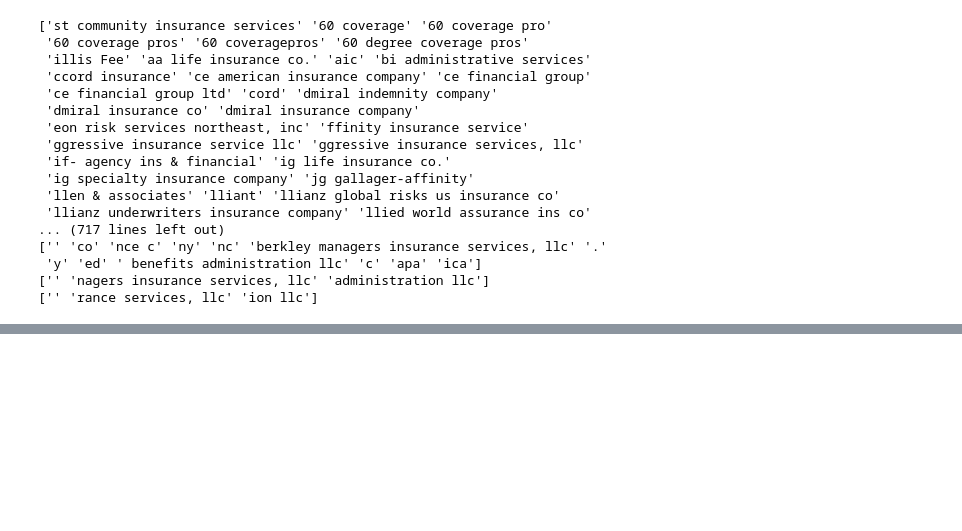
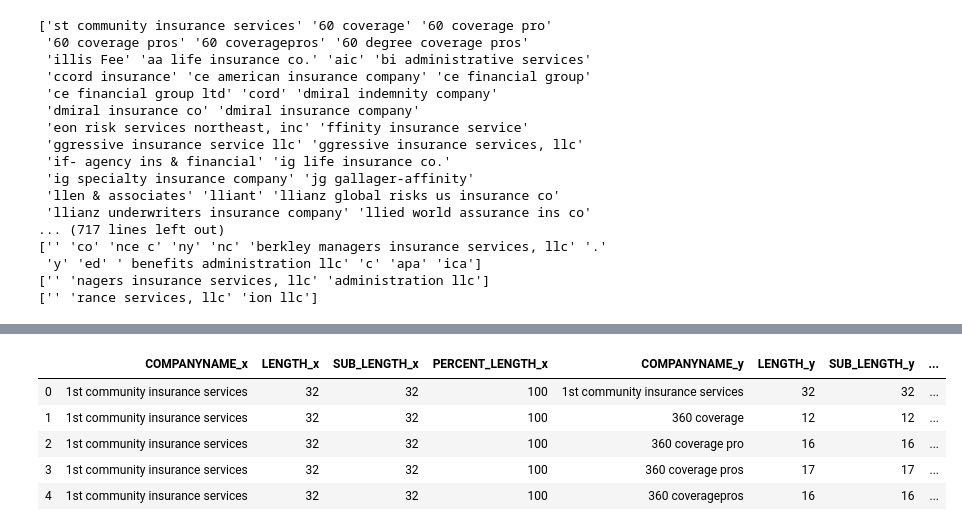
Before and after one commit to ferozumair786/PRSNL-Names_Analysis, a Jupyter notebook: CarrierNames_Cursory_Analysis.ipynb, the cells around one changed output, grey strips where cells are left out. Cells and saved outputs as stored; diff of their text form; code cells hidden in the pictures; blank space fills up the shorter version.

```diff
--- a/CarrierNames_Cursory_Analysis.ipynb
+++ b/CarrierNames_Cursory_Analysis.ipynb
@@ -163,0 +137,15 @@ analysis_df_tail
+# %%
+# Cartesian product function from a previous project
+def cartesian_product_basic(left, right):
+    return (
+       left.assign(key=1).merge(right.assign(key=1), on='key').drop('key', 1))
+
+cctdf = cartesian_product_basic(carrier_df_tail, carrier_df_tail)
+cctdf.head()
+# %% [output]
+|  | COMPANYNAME_x | LENGTH_x | SUB_LENGTH_x | PERCENT_LENGTH_x | COMPANYNAME_y | LENGTH_y | SUB_LENGTH_y | ... |
+| 0 | 1st community insurance services | 32 | 32 | 100 | 1st community insurance services | 32 | 32 | ... |
+| 1 | 1st community insurance services | 32 | 32 | 100 | 360 coverage | 12 | 12 | ... |
+| 2 | 1st community insurance services | 32 | 32 | 100 | 360 coverage pro | 16 | 16 | ... |
+| 3 | 1st community insurance services | 32 | 32 | 100 | 360 coverage pros | 17 | 17 | ... |
+| 4 | 1st community insurance services | 32 | 32 | 100 | 360 coveragepros | 16 | 16 | ... |
```
Also changed, not shown: parts of 23 cells of this notebook, 2 other files.
